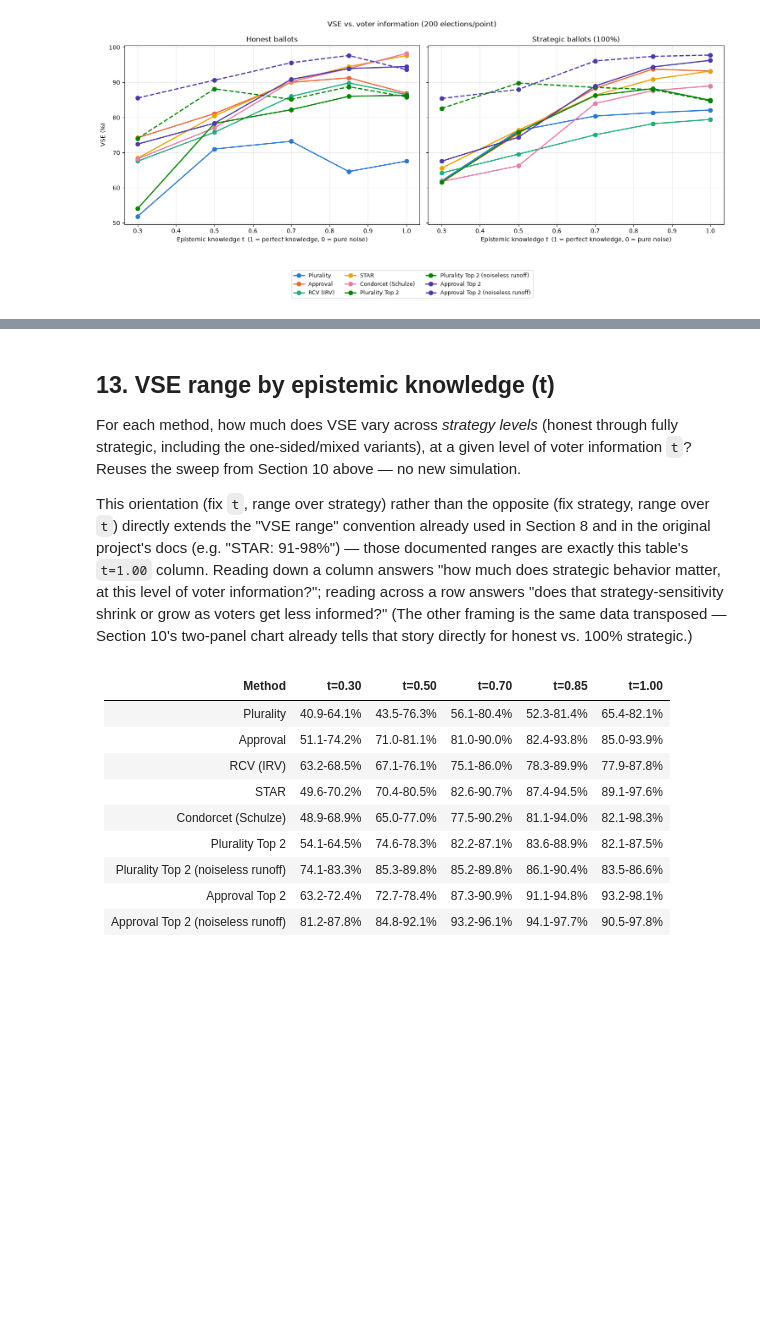
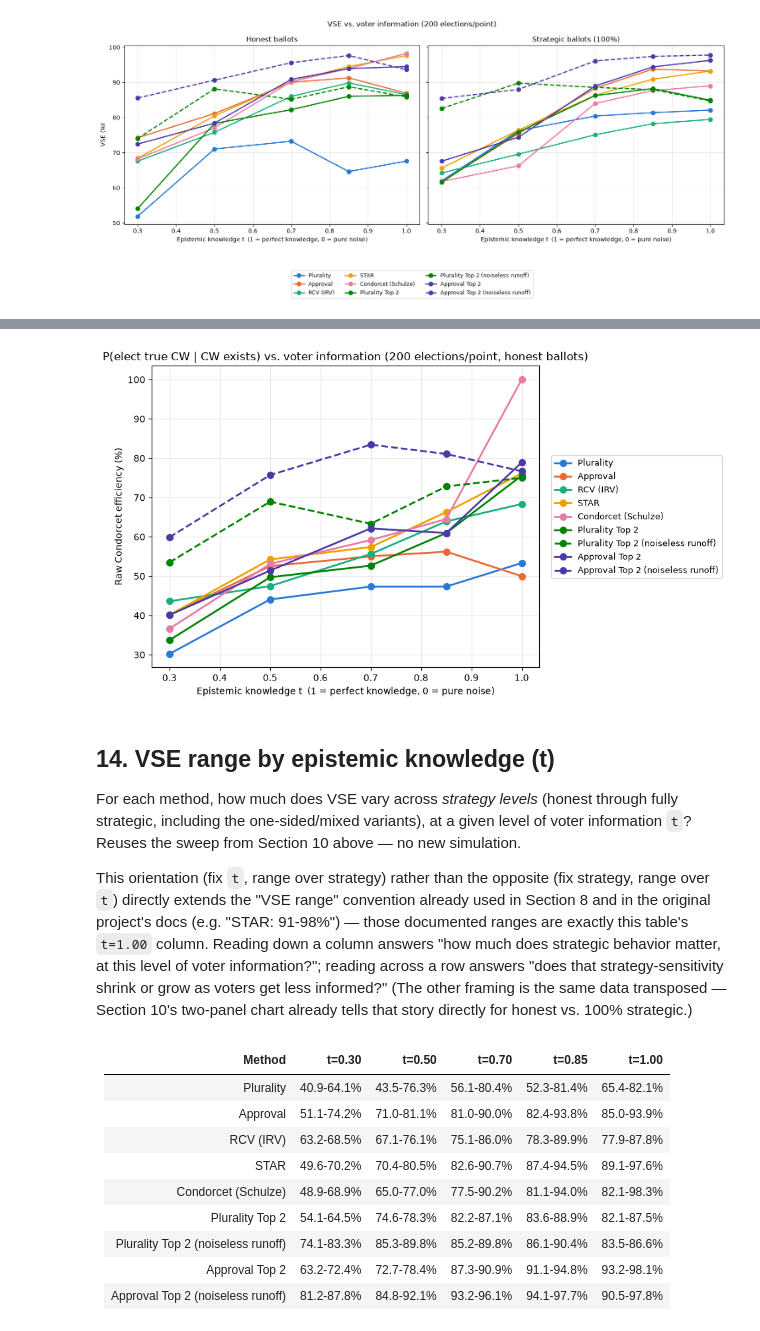
Before and after one commit to eigentaylor/vse-sim, a Jupyter notebook: notebooks/vse_checkpoint1.ipynb, the cells around one changed output, grey strips where cells are left out. Saved outputs shown, nothing was run; the diff lists cells and outputs as text; code cells hidden in the pictures; blank space fills up the shorter version.

```diff
--- a/notebooks/vse_checkpoint1.ipynb
+++ b/notebooks/vse_checkpoint1.ipynb
@@ -422,6 +424,8 @@ class Method:
                 "rand": rand,
                 "method": str(self),
                 "chooser": chooser,
+                "winner": winner,  # checkpoint-4 addition: ground-truth Condorcet efficiency
+                                   # needs to know which candidate a method actually elected.
                 "util": utility,
                 "vse": normalized_vse(utility, best, rand),
             }
@@ -446,6 +450,13 @@ class Method:
 
     def stratTarget3(self, places):
         ((frontId, frontResult), (targId, targResult)) = places[:3:2]
+        return (frontId, frontResult, targId, targResult)
+
+    def stratTarget4(self, places):
+        """front=1st place, target=4th place -- continues stratTarget2/stratTarget3's
+        front=1st/target=(K+1)th pattern, for a primary that advances 3 candidates.
+        Checkpoint-4 addition, needed by Top3Base (a later section)."""
+        ((frontId, frontResult), (targId, targResult)) = places[:4:3]
         return (frontId, frontResult, targId, targResult)
 
     stratTargetFor = stratTarget2
@@ -1876,14 +1993,17 @@ This is the slow cell. Progress isn't streamed (kept simple/transparent) — if
 expect it to just take a while before printing the elapsed time below.
 # %%
 start = time.time()
-raw_summary = run_vse_simulation(MODEL, METHODS, NVOT, NCAND, NITER, CHOOSER_FUNS, MEDIA,
+raw_summary, raw_ce = run_vse_simulation(MODEL, METHODS, NVOT, NCAND, NITER, CHOOSER_FUNS, MEDIA,
                                   epistemic_t=EPISTEMIC_T, awareness_l=AWARENESS_L, fatigue_l=FATIGUE_L)
 elapsed = time.time() - start
 
 results = reduce_to_mean_ci(raw_summary)
+ce_results = reduce_to_ce(raw_ce, results.keys())
+rel_ce_results = relative_ce(ce_results)
 display(Markdown(
     f"**Ran {NITER} elections x {len(METHODS)} methods in {elapsed:.1f}s** "
     f"({len(raw_summary)} (method, chooser) combinations, "
-    f"{elapsed / NITER * 1000:.1f} ms/election-across-all-methods)"
+    f"{elapsed / NITER * 1000:.1f} ms/election-across-all-methods, "
+    f"{raw_ce[0]} of which had a true Condorcet winner)"
 ))
 # %% [output]
@@ -2041,0 +2167,9 @@ display(Markdown("\n".join(_known_range_lines)))
+# %%
+_ce_lines = ["| Method | Raw CE (honest) | Relative to Schulze |", "|---|---|---|"]
+for label, _ in METHODS:
+    raw = ce_results.get((label, "honBallot"))
+    rel = rel_ce_results.get((label, "honBallot"))
+    raw_str = "n/a" if raw is None or raw != raw else f"{raw * 100:.1f}%"
+    rel_str = "n/a" if rel is None else f"{rel:.2f}x"
+    _ce_lines.append(f"| {label} | {raw_str} | {rel_str} |")
+display(Markdown("\n".join(_ce_lines)))
@@ -2190,12 +2336,16 @@ T_VALUES = [0.3, 0.5, 0.7, 0.85, 1.0]
 
 sweep_results_by_t = {}  # t -> {(label, chooser): (mean, ci)} -- the full breakdown, kept
                           # around so Section 11's range table can reuse it without re-running.
+sweep_ce_by_t = {}       # t -> {(label, chooser): raw_ce}
+sweep_rel_ce_by_t = {}   # t -> {(label, chooser): relative_ce}
 noise_sweep_honest = {label: [] for label, _ in METHODS}
 noise_sweep_strategic = {label: [] for label, _ in METHODS}
 for t in T_VALUES:
-    sweep_summary = run_vse_simulation(MODEL, METHODS, NVOT, NCAND, SWEEP_NITER, CHOOSER_FUNS, MEDIA, epistemic_t=t)
+    sweep_summary, sweep_ce_raw = run_vse_simulation(MODEL, METHODS, NVOT, NCAND, SWEEP_NITER, CHOOSER_FUNS, MEDIA, epistemic_t=t)
     sweep_results = reduce_to_mean_ci(sweep_summary)
     sweep_results_by_t[t] = sweep_results
+    sweep_ce_by_t[t] = reduce_to_ce(sweep_ce_raw, sweep_results.keys())
+    sweep_rel_ce_by_t[t] = relative_ce(sweep_ce_by_t[t])
     for label, _ in METHODS:
         honest_mean, honest_ci = sweep_results[(label, "honBallot")]
         strat_mean, strat_ci = sweep_results[(label, "stratBallot")]
@@ -2238,5 +2394,21 @@ t=1.00 done
+# %%
+fig, ax = plt.subplots(figsize=(9.5, 5.5))
+for label, _ in METHODS:
+    ts = sorted(sweep_ce_by_t)
+    ces = [sweep_ce_by_t[t].get((label, "honBallot"), float("nan")) * 100 for t in ts]
+    ax.plot(ts, ces, marker="o", markersize=7, linewidth=2,
+            color=METHOD_COLORS[label], linestyle=METHOD_LINESTYLES[label], label=label)
+ax.set_xlabel("Epistemic knowledge t  (1 = perfect knowledge, 0 = pure noise)")
+ax.set_ylabel("Raw Condorcet efficiency (%)")
+ax.set_title(f"P(elect true CW | CW exists) vs. voter information ({SWEEP_NITER} elections/point, honest ballots)")
+ax.legend(fontsize=9, loc="center left", bbox_to_anchor=(1.02, 0.5))
+ax.grid(True, alpha=0.3)
+plt.tight_layout()
+plt.show()
+# %% [output]
+[figure, added]
 # %% [markdown]
-## 13. VSE range by epistemic knowledge (t)
+## 14. VSE range by epistemic knowledge (t)
 
 For each method, how much does VSE vary across *strategy levels* (honest through fully
 strategic, including the one-sided/mixed variants), at a given level of voter information `t`?
```
Also changed, not shown: parts of 26 cells of this notebook.
